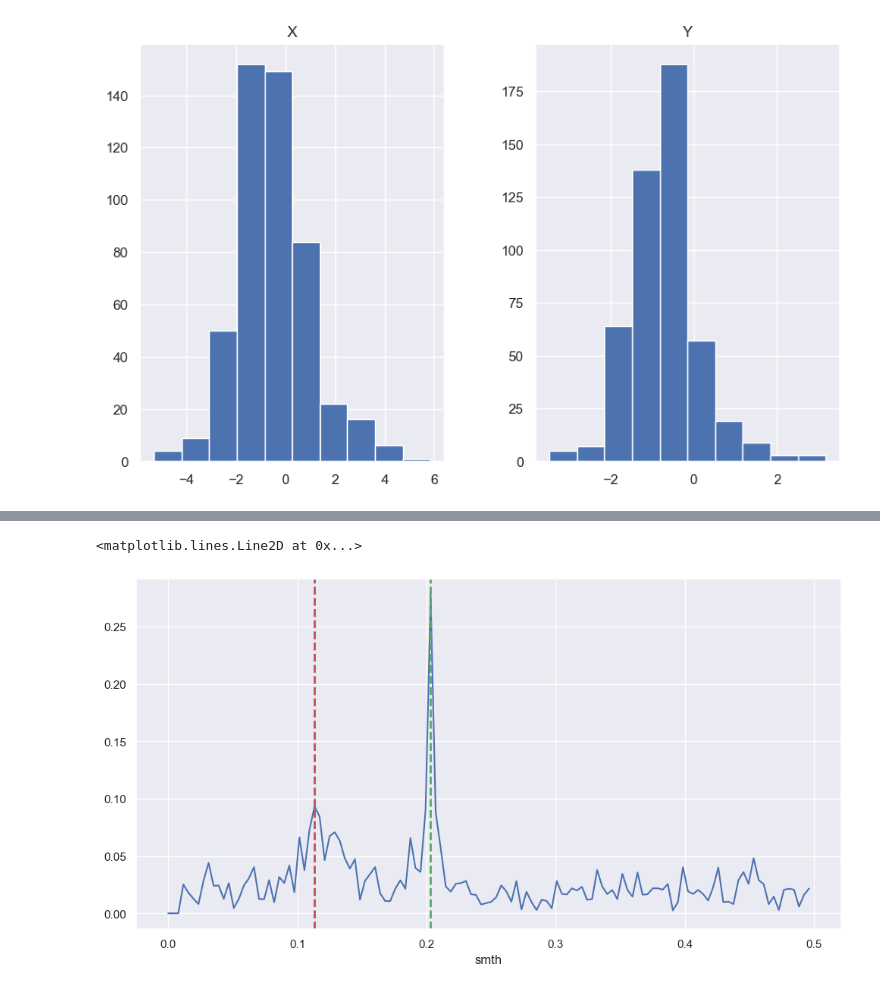
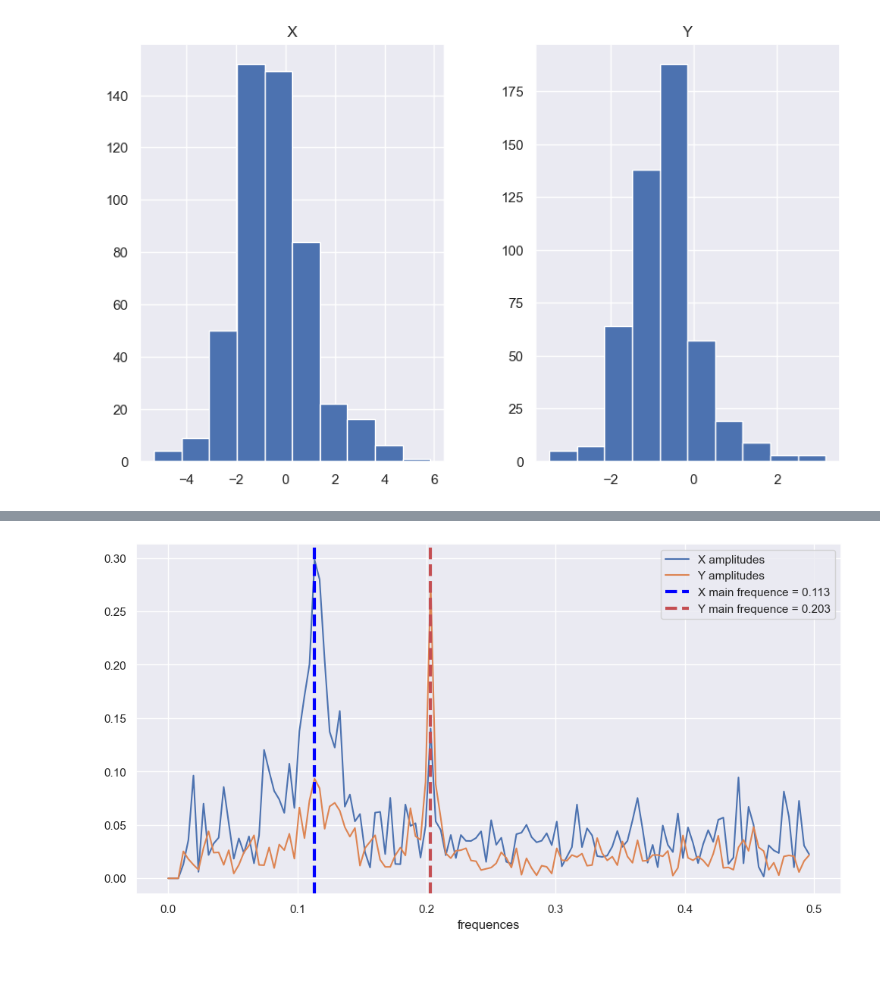
Before and after one commit to settlermine/jinr_practice, a Jupyter notebook: settlermine.ipynb, the cells around one changed output, grey strips where cells are left out. Saved outputs shown, nothing was run; the diff lists cells and outputs as text; code cells hidden in the pictures.

Commit message:
Основной файл заменен на main

```diff
--- a/settlermine.ipynb
+++ b/settlermine.ipynb
@@ -140,12 +175,12 @@ data
 1048576 rows × 4 columns
 # %%
 summary_resonance = pd.DataFrame()
-summary_resonance['X'] = data['A'] + data['C']
-summary_resonance['Y'] = data['B'] + data['D']
+summary_resonance['X'] = data['right'] + data['left']
+summary_resonance['Y'] = data['top'] + data['bottom']
 
 difference_resonance = pd.DataFrame()
-difference_resonance['X'] = data['A'] - data['C']
-difference_resonance['Y'] = data['B'] - data['D']
+difference_resonance['X'] = data['right'] - data['left']
+difference_resonance['Y'] = data['top'] - data['bottom']
 # %%
 period = find_period_length_fft(summary_resonance['X'])
 period
@@ -163,5 +198,2 @@ beam_center_coords.hist(figsize = (10, 6));
 # %% [output]
 [figure]
-# %%
-amp, freq = get_spectrum(beam_center_coords['X'])
-plt.plot(amp, freq)
@@ -175,9 +199,0 @@ find_main_frequence(amp, freq)
-# %%
-frequences = pd.DataFrame()
-frequences['smth'] = np.arange(0, 256//2) / 256
-frequences = frequences.set_index('smth')
-main_frequence = {}
-
-for axis in 'XY':
-    frequences[axis] = get_frequences(gravity_center_coords[axis])
-    main_frequence[axis] = find_main_frequence_index(frequences[axis], normed=True)
@@ -197,10 +200,19 @@ plt.axvline(main_frequence['Y'], ls='--', color='g', lw=2)
-# %%
-frequences['Y'].plot(figsize=(12, 6))
-plt.axvline(main_frequence['X'], ls='--', color='r', lw=2)
-plt.axvline(main_frequence['Y'], ls='--', color='g', lw=2)
-# %% [output]
-<matplotlib.lines.Line2D at 0x...>
-[figure, removed]
+# %%
+spectrum = pd.DataFrame()
+main_frequences = {}
+for axis in 'X', 'Y':
+    freq, amp = get_spectrum(beam_center_coords[axis])
+    spectrum[axis + ' amplitudes'] = amp
+    main_frequences[axis] = find_main_frequence(freq, amp)
+spectrum['frequences'] = freq
+spectrum = spectrum.set_index('frequences')
+
+spectrum.plot(figsize=(12, 6))
+plt.axvline(main_frequences['X'], ls='--', c='blue', lw=3, label=f'X main frequence = {round(main_frequences["X"], 3)}')
+plt.axvline(main_frequences['Y'], ls='--', c='r', lw=3, label=f'Y main frequence = {round(main_frequences["Y"], 3)}')
+plt.legend();
+# %% [output]
+[figure, added]
 # %%
 def CorrectTune(coordinate_vector, Q_0, N_p, delta_Q):
 
```
Also changed, not shown: parts of 18 cells of this notebook.
